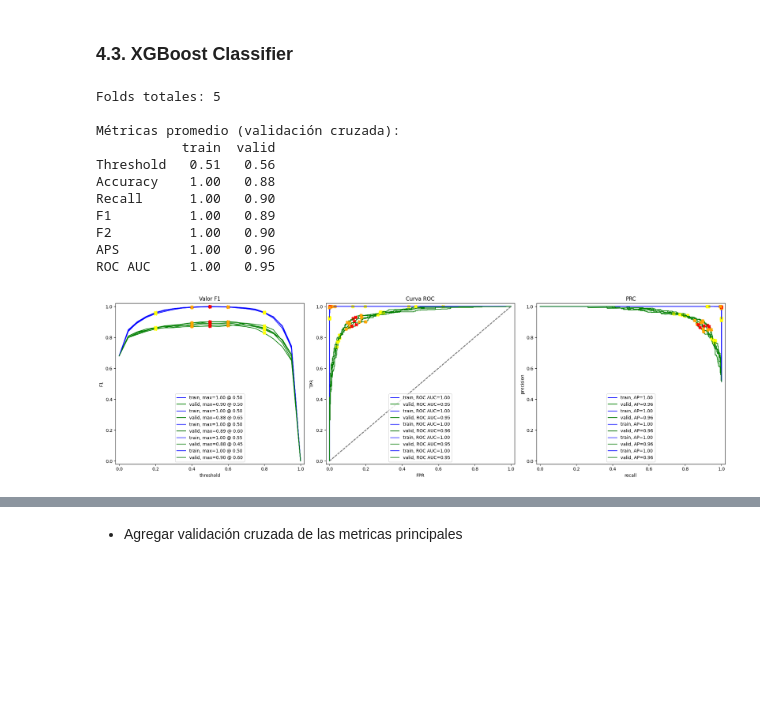
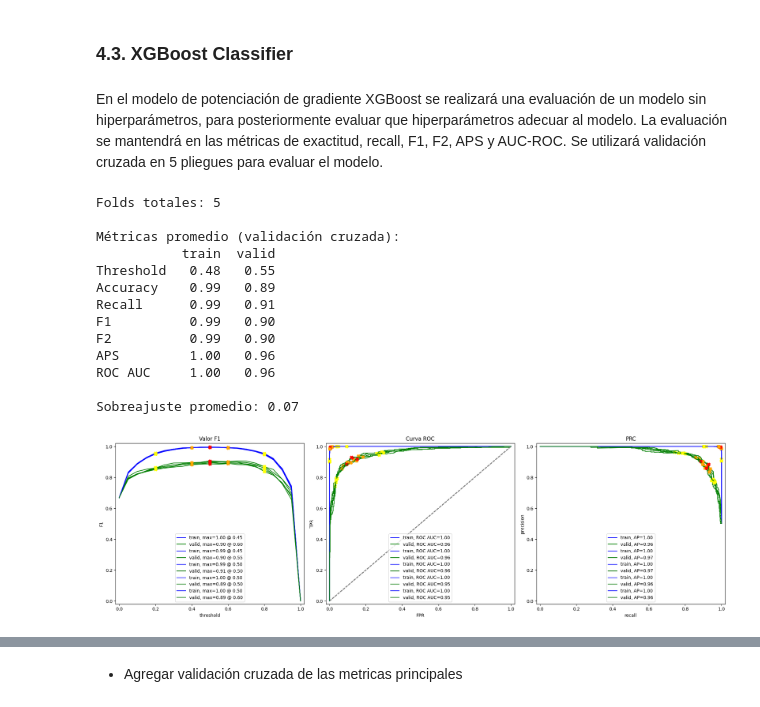
Before and after one commit to AndresCalvete-DataScientist/interconnect-customer-churn-prediction, a Jupyter notebook: notebooks/eda.ipynb, the cells around one changed output, grey strips where cells are left out. Drawn from its saved outputs; the diff is of its cells as text; code cells hidden in the pictures; blank space fills up the shorter version.

```diff
--- a/notebooks/eda.ipynb
+++ b/notebooks/eda.ipynb
@@ -1395,9 +1395,12 @@ def evaluate_model_cv(model, X, y, cv_splits=5):
 
     df_eval_stats = df_eval_stats.reindex(index=('Threshold', 'Accuracy', 'Recall', 'F1', 'F2', 'APS', 'ROC AUC'))
 
+    overfitting = (df_eval_stats['train'].drop('Threshold') - df_eval_stats['valid'].drop('Threshold')).mean()
+
     # Presentar resultados
     print("\nMétricas promedio (validación cruzada):")
     print(df_eval_stats)
+    print(f"\nSobreajuste promedio: {overfitting:.2f}")
 
     plt.tight_layout()
     plt.show()
@@ -1462,7 +1469,8 @@ for est in range(5, 105, 5):
             rfc_model,
             ohe_features_train,
             target_train,
-            cv=5
+            cv=5,
+            scoring='accuracy'
         )
 
         acc = acc.mean()
@@ -1500,22 +1518,33 @@ El resultado de este modelo supera el umbral objetivo de ROC AUC con 0.93. Podem
 # %% [markdown]
 ### 4.3. XGBoost Classifier <a id='xgboost'></a>
+# %% [markdown]
+En el modelo de potenciación de gradiente XGBoost se realizará una evaluación de un modelo sin hiperparámetros, para posteriormente evaluar que hiperparámetros adecuar al modelo. La evaluación se mantendrá en las métricas de exactitud, recall, F1, F2, APS y AUC-ROC. Se utilizará validación cruzada en 5 pliegues para evaluar el modelo.
 # %%
+# Importamos el modelo
 from xgboost import XGBClassifier
 
+# Definimos el modelo sin hiperparámetros
 xg_model = XGBClassifier(random_state=12345)
 
 # Evaluamos el modelo
-xg_results = evaluate_model_cv(xg_model, ohe_features_train.to_numpy(), target_train.to_numpy())
+xg_results = evaluate_model_cv(
+    xg_model,
+    ohe_features_train.to_numpy(),
+    target_train.to_numpy(),
+    cv_splits=5
+)
 # %% [output]
 Folds totales: 5
 
 Métricas promedio (validación cruzada):
            train  valid
-Threshold   0.51   0.56
-Accuracy    1.00   0.88
-Recall      1.00   0.90
-F1          1.00   0.89
-F2          1.00   0.90
+Threshold   0.48   0.55
+Accuracy    0.99   0.89
+Recall      0.99   0.91
+F1          0.99   0.90
+F2          0.99   0.90
 APS         1.00   0.96
-ROC AUC     1.00   0.95
+ROC AUC     1.00   0.96
+
+Sobreajuste promedio: 0.07
-[figure, old version]
+[figure, new version]
```
Also changed, not shown: parts of 11 cells of this notebook.
